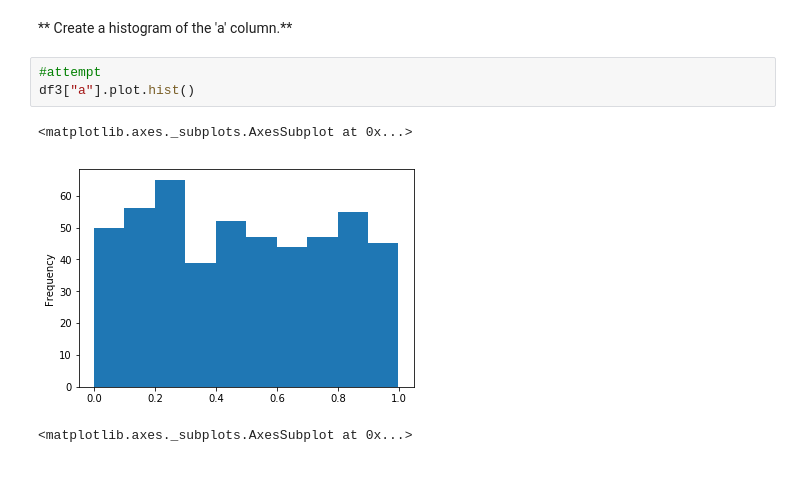
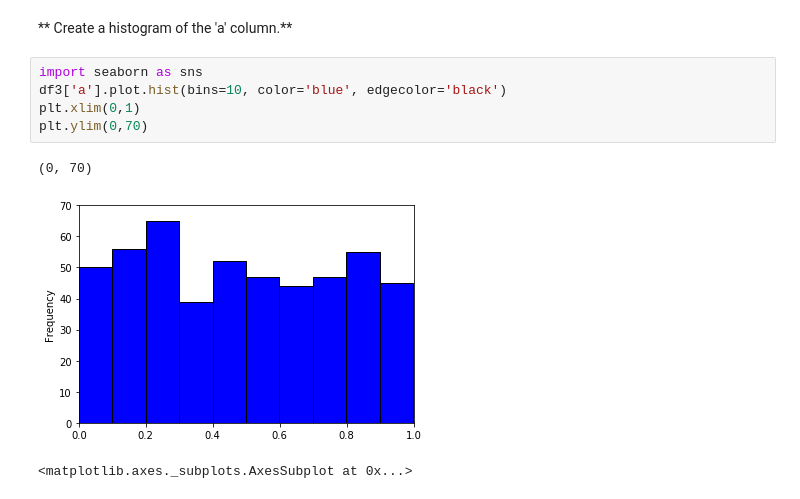
Before and after one commit to cheepong/Py_DS_ML_Bootcamp-master, a Jupyter notebook: 07-Pandas-Built-in-Data-Viz/02-Pandas Data Visualization Exercise attempt.ipynb, the cells around one changed output. Cells and saved outputs as stored; diff of their text form.

Commit message:
attempt

```diff
--- a/07-Pandas-Built-in-Data-Viz/02-Pandas Data Visualization Exercise attempt.ipynb
+++ b/07-Pandas-Built-in-Data-Viz/02-Pandas Data Visualization Exercise attempt.ipynb
@@ -46,12 +48,14 @@ df3.plot.scatter(x="a", y="b", c="red", s=50, figsize=[12,4])
 [figure]
 # %% [markdown]
 ** Create a histogram of the 'a' column.**
-# %%
-#attempt
-df3["a"].plot.hist()
-# %% [output]
-<matplotlib.axes._subplots.AxesSubplot at 0x...>
-[figure, removed]
+# %%
+import seaborn as sns
+df3['a'].plot.hist(bins=10, color='blue', edgecolor='black')
+plt.xlim(0,1)
+plt.ylim(0,70)
+# %% [output]
+(0, 70)
+[figure, added]
 # %%
 # %% [output]
 <matplotlib.axes._subplots.AxesSubplot at 0x...>
```
Also changed, not shown: parts of 13 cells of this notebook.
